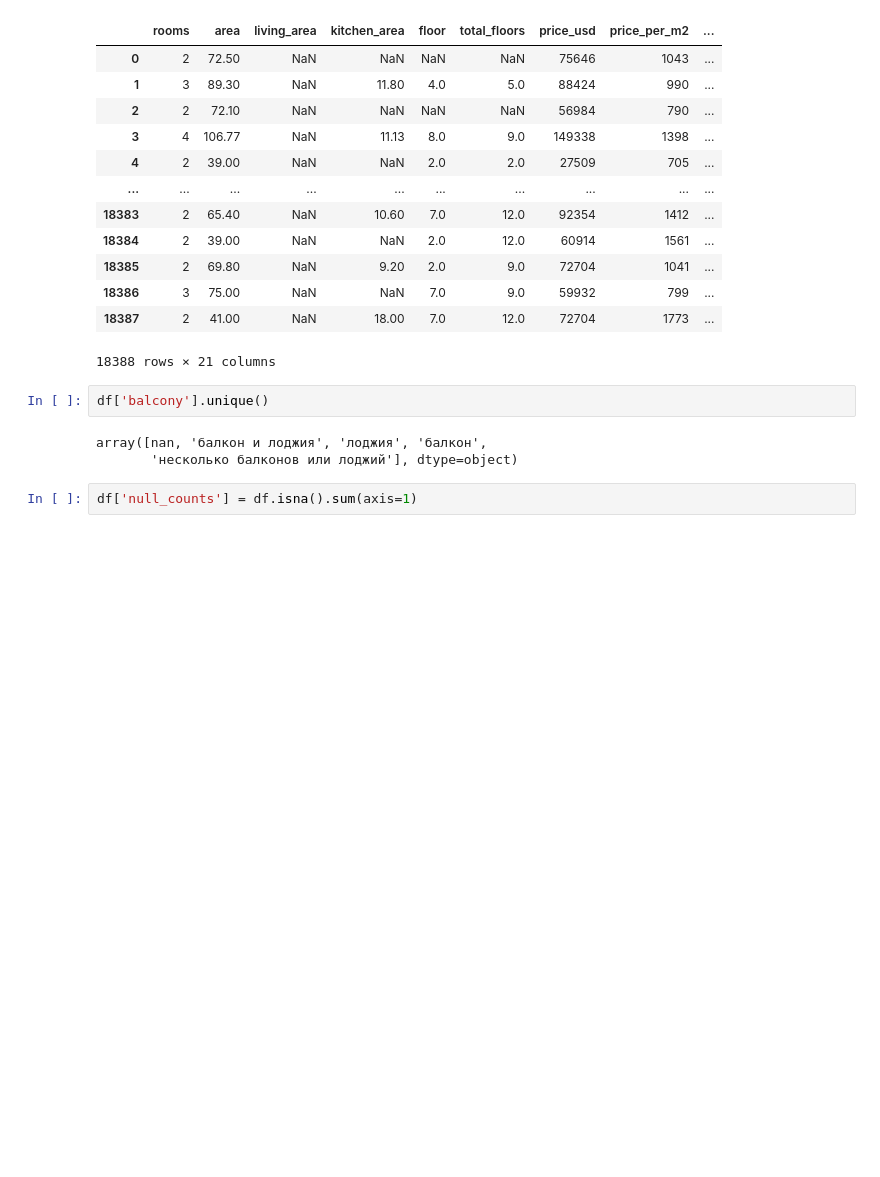
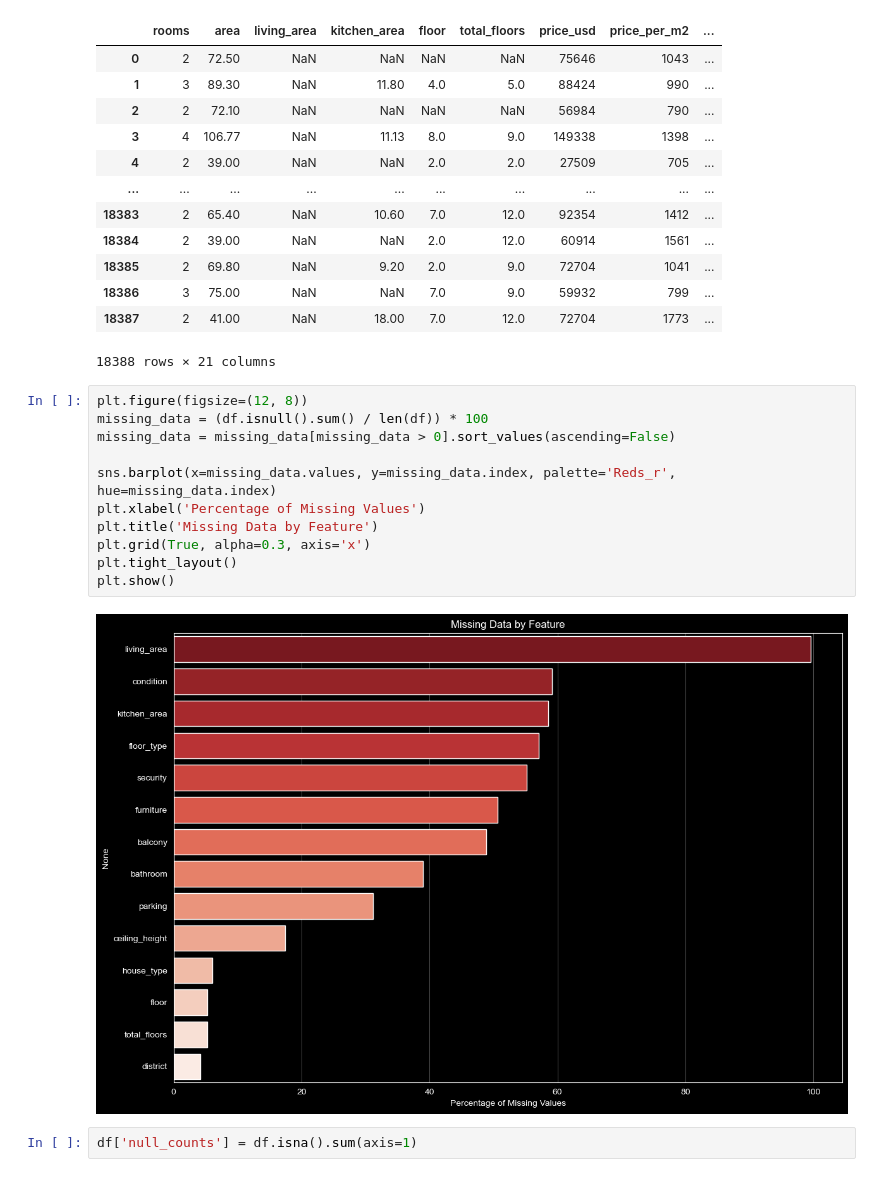
Before and after one commit to slavakursca/machine-learning-zoomcamp, a Jupyter notebook: capstone_2/eda-cleaning.ipynb, the cells around one changed output. Drawn from its saved outputs; the diff is of its cells as text; blank space fills up the shorter version.

```diff
--- a/capstone_2/eda-cleaning.ipynb
+++ b/capstone_2/eda-cleaning.ipynb
@@ -39,10 +39,18 @@ df
 | 18387 | 2 | 41.00 | NaN | 18.00 | 7.0 | 12.0 | 72704 | 1773 | ... |
 18388 rows × 21 columns
 # %%
-df['balcony'].unique()
+plt.figure(figsize=(12, 8))
+missing_data = (df.isnull().sum() / len(df)) * 100
+missing_data = missing_data[missing_data > 0].sort_values(ascending=False)
+
+sns.barplot(x=missing_data.values, y=missing_data.index, palette='Reds_r', hue=missing_data.index)
+plt.xlabel('Percentage of Missing Values')
+plt.title('Missing Data by Feature')
+plt.grid(True, alpha=0.3, axis='x')
+plt.tight_layout()
+plt.show()
 # %% [output]
-array([nan, 'балкон и лоджия', 'лоджия', 'балкон',
-       'несколько балконов или лоджий'], dtype=object)
+[figure, added]
 # %%
 df['null_counts'] = df.isna().sum(axis=1)
 # %%
```
Also changed, not shown: parts of 28 cells of this notebook.
